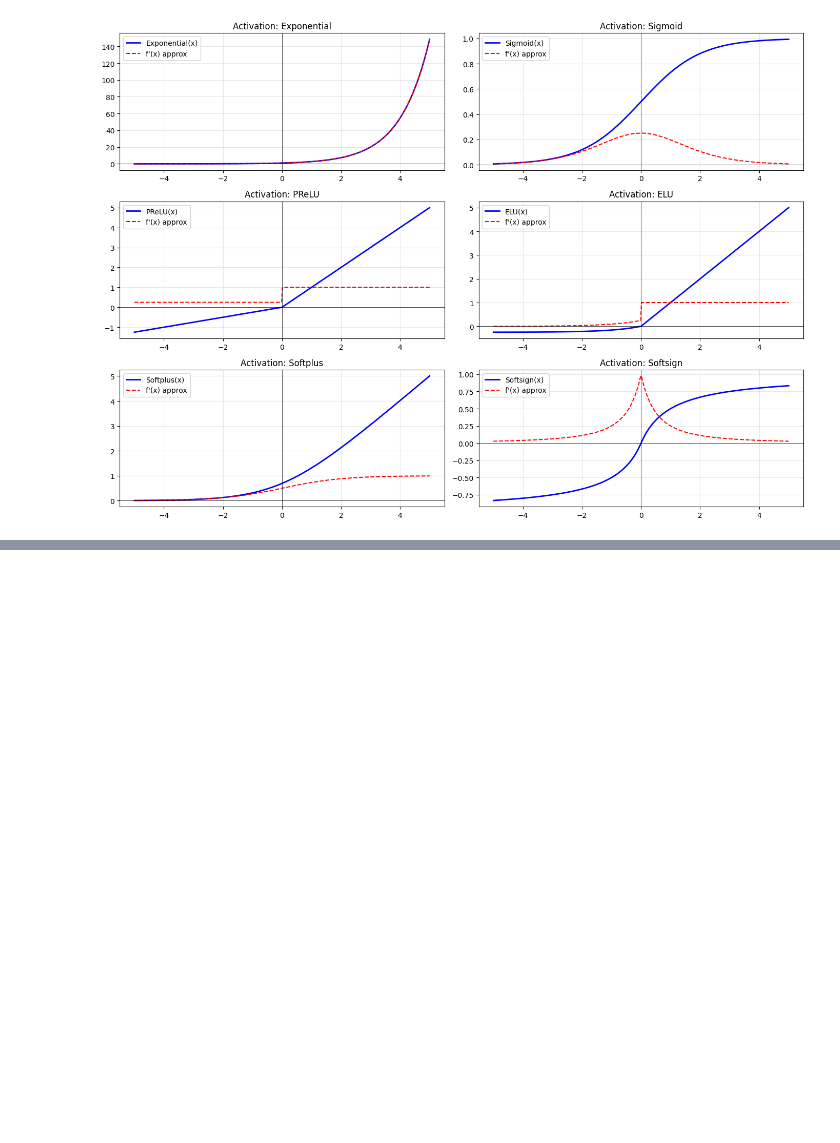
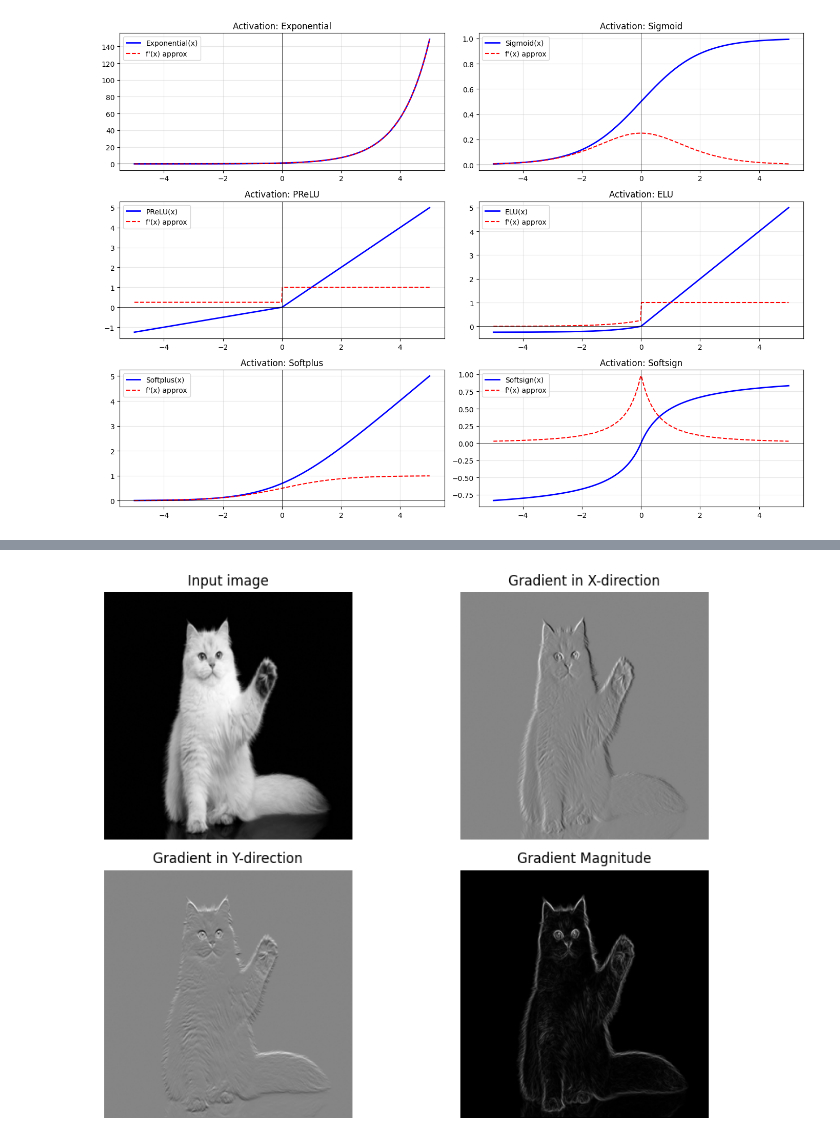
Before and after one commit to Chef221/AIO_Code, a Jupyter notebook: AI_Code/MathAI.ipynb, the cells around one changed output, grey strips where cells are left out. Saved outputs shown, nothing was run; the diff lists cells and outputs as text; code cells hidden in the pictures; blank space fills up the shorter version.

```diff
--- a/AI_Code/MathAI.ipynb
+++ b/AI_Code/MathAI.ipynb
@@ -291,0 +409,71 @@ plt.show()
+# %%
+# Problem 3
+'''
+Sử dụng đạo hàm rời rạc trên ảnh để phát hiện thông tin cạnh. Cho trước một ảnh đầu vào
+link có kích thước bất kỳ. hãy viết chương trình giảm size ảnh xuống (400, 400)
+'''
+import cv2
+
+def computeXDerivative(image):
+    width = len(image[0])
+    height = len(image)
+    x_derivative = [[0] * width for _ in range(height)]
+    for i in range(1, height - 1, 1):
+        for j in range(1, width - 1, 1):
+            x_derivative[i][j] = image[i][j + 1] - image[i][j - 1]
+    return x_derivative
+
+def computeYDerivative(image):
+    width = len(image[0])
+    height = len(image)
+    y_derivative = [[0] * width for _ in range(height)]
+    for i in range(1, height - 1, 1):
+        for j in range(1, width - 1, 1):
+            y_derivative[i][j] = image[i + 1][j] - image[i - 1][j]
+    return y_derivative
+
+def computeGradientMagnitudeXYY(image):
+    width = len(image[0])
+    height = len(image)
+    gradient_magnitude = [[0] * width for _ in range(height)]
+
+    for i in range(1, height - 1, 1):
+        for j in range(1, width - 1, 1):
+            gradient_magnitude[i][j] = math.sqrt((image[i][j + 1] - image[i][j - 1])**2
+                                                 + (image[i + 1][j] - image[i - 1][j])**2)
+    return gradient_magnitude
+cat_image = cv2.imread(r"C:\Users\Nguyen\Downloads\cat.jpg", 0)
+cat_image = cv2.resize(cat_image, (400, 400), interpolation=cv2.INTER_AREA)
+
+cat_image_list = cat_image.tolist()
+x_derivative = computeXDerivative(cat_image_list)
+y_derivative = computeYDerivative(cat_image_list)
+gradient_magnitude = computeGradientMagnitudeXYY(cat_image_list)
+
+# create figure
+fig = plt.figure(figsize=(10, 7))
+
+# showing image
+fig.add_subplot(2, 2, 1)
+plt.imshow(cat_image, cmap = 'gray')
+plt.axis('off')
+plt.title('Input image')
+
+fig.add_subplot(2, 2, 2)
+plt.imshow(x_derivative, cmap = 'gray')
+plt.axis('off')
+plt.title('Gradient in X-direction')
+
+fig.add_subplot(2, 2, 3)
+plt.imshow(y_derivative, cmap = 'gray')
+plt.axis('off')
+plt.title('Gradient in Y-direction')
+
+fig.add_subplot(2, 2, 4)
+plt.imshow(gradient_magnitude, cmap = 'gray')
+plt.axis('off')
+plt.title('Gradient Magnitude')
+
+plt.tight_layout()
+# %% [output]
+[figure, added]
```
Also changed, not shown: parts of 3 cells of this notebook.
